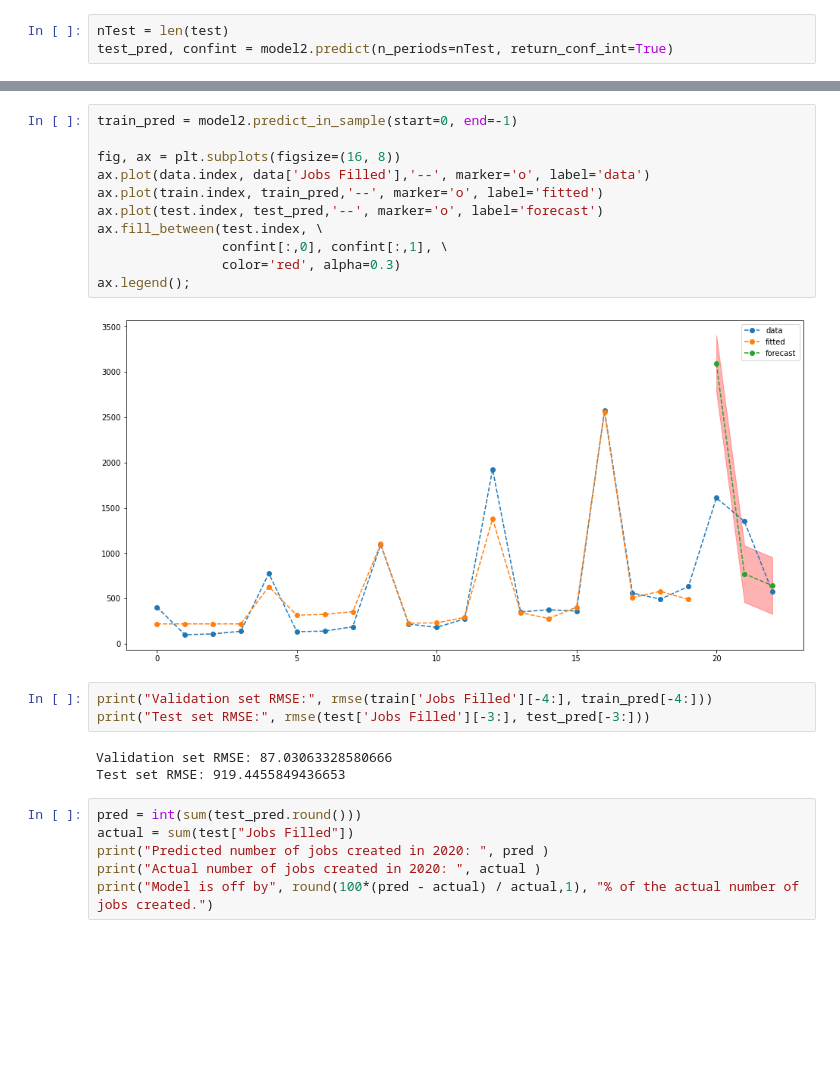
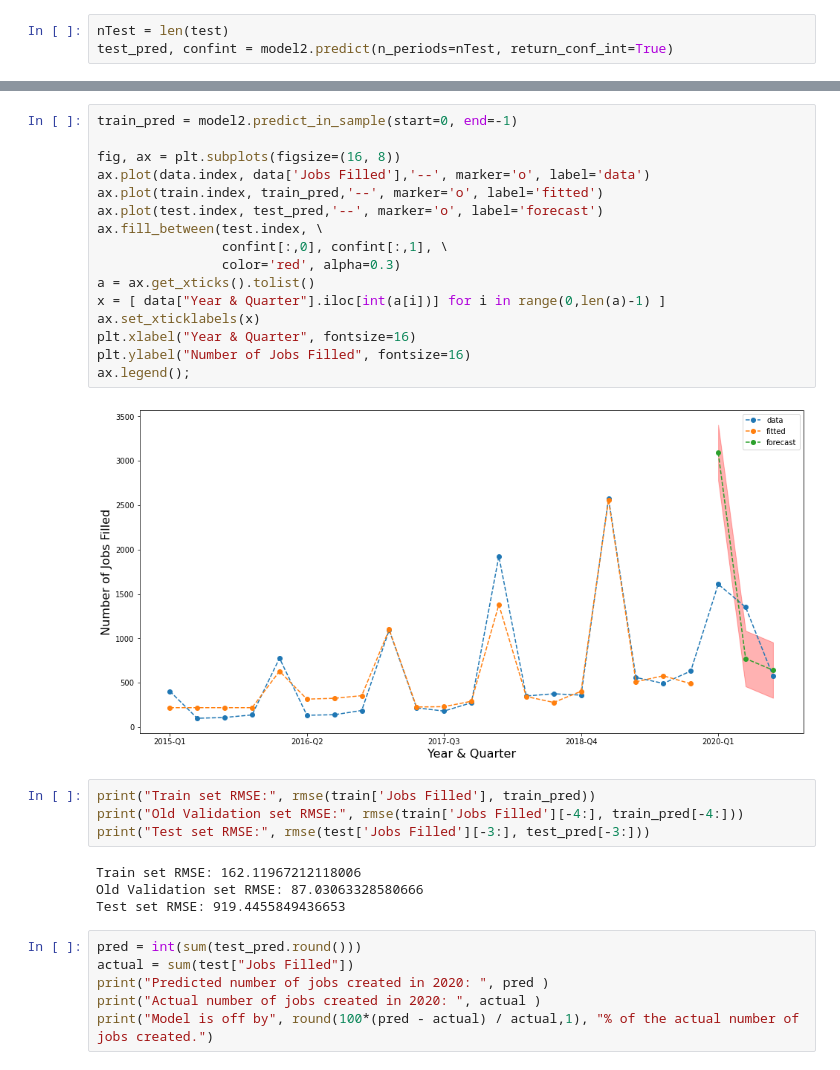
Before and after one commit to SkylarTrigueiro/dataScienceHiringPatterns, a Jupyter notebook: timeSeriesForecast.ipynb, the cells around one changed output, grey strips where cells are left out. Saved outputs shown, nothing was run; the diff lists cells and outputs as text; blank space fills up the shorter version.

```diff
--- a/timeSeriesForecast.ipynb
+++ b/timeSeriesForecast.ipynb
@@ -186,21 +212,28 @@ ax.legend();
 # %%
 train_pred = model2.predict_in_sample(start=0, end=-1)
 
 fig, ax = plt.subplots(figsize=(16, 8))
 ax.plot(data.index, data['Jobs Filled'],'--', marker='o', label='data')
 ax.plot(train.index, train_pred,'--', marker='o', label='fitted')
 ax.plot(test.index, test_pred,'--', marker='o', label='forecast')
 ax.fill_between(test.index, \
                 confint[:,0], confint[:,1], \
                 color='red', alpha=0.3)
+a = ax.get_xticks().tolist()
+x = [ data["Year & Quarter"].iloc[int(a[i])] for i in range(0,len(a)-1) ]
+ax.set_xticklabels(x)
+plt.xlabel("Year & Quarter", fontsize=16)
+plt.ylabel("Number of Jobs Filled", fontsize=16)
 ax.legend();
 # %% [output]
-[figure, old version]
+[figure, new version]
 # %%
-print("Validation set RMSE:", rmse(train['Jobs Filled'][-4:], train_pred[-4:]))
+print("Train set RMSE:", rmse(train['Jobs Filled'], train_pred))
+print("Old Validation set RMSE:", rmse(train['Jobs Filled'][-4:], train_pred[-4:]))
 print("Test set RMSE:", rmse(test['Jobs Filled'][-3:], test_pred[-3:]))
 # %% [output]
-Validation set RMSE: 87.03063328580666
+Train set RMSE: 162.11967212118006
+Old Validation set RMSE: 87.03063328580666
 Test set RMSE: 919.4455849436653
 # %%
 pred = int(sum(test_pred.round()))
```
Also changed, not shown: parts of 9 cells of this notebook, 3 other files.
